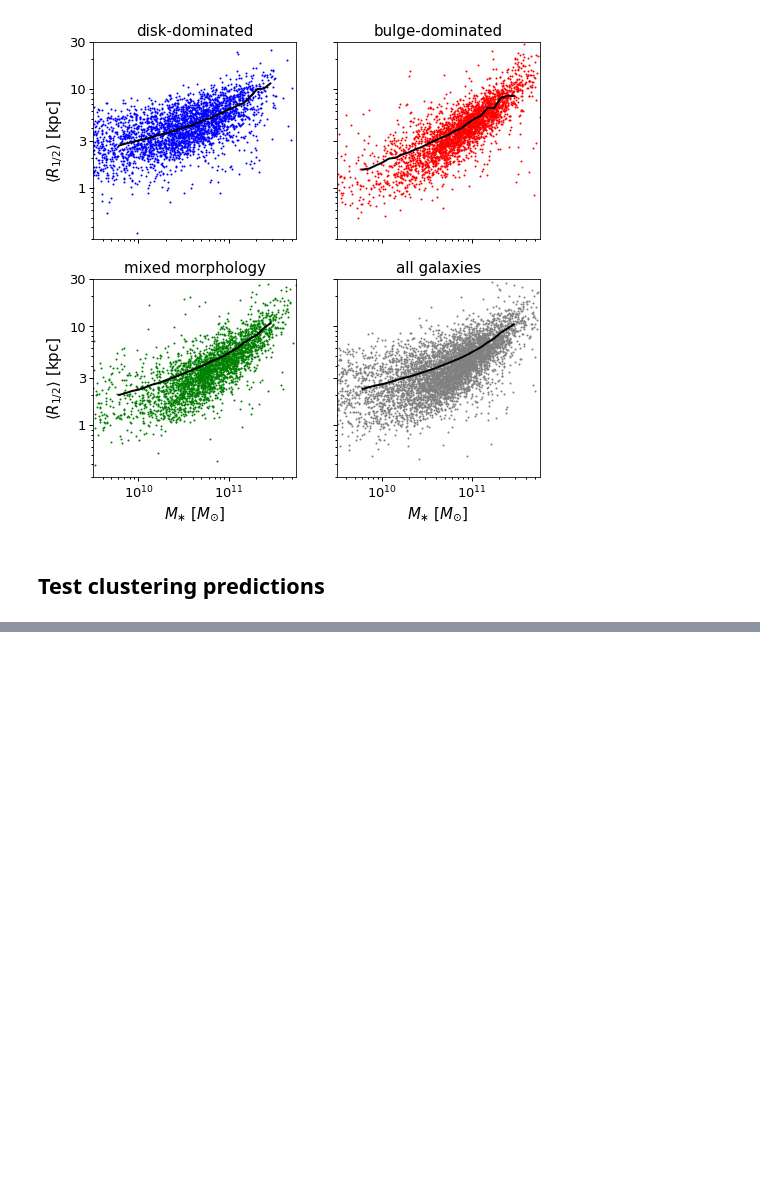
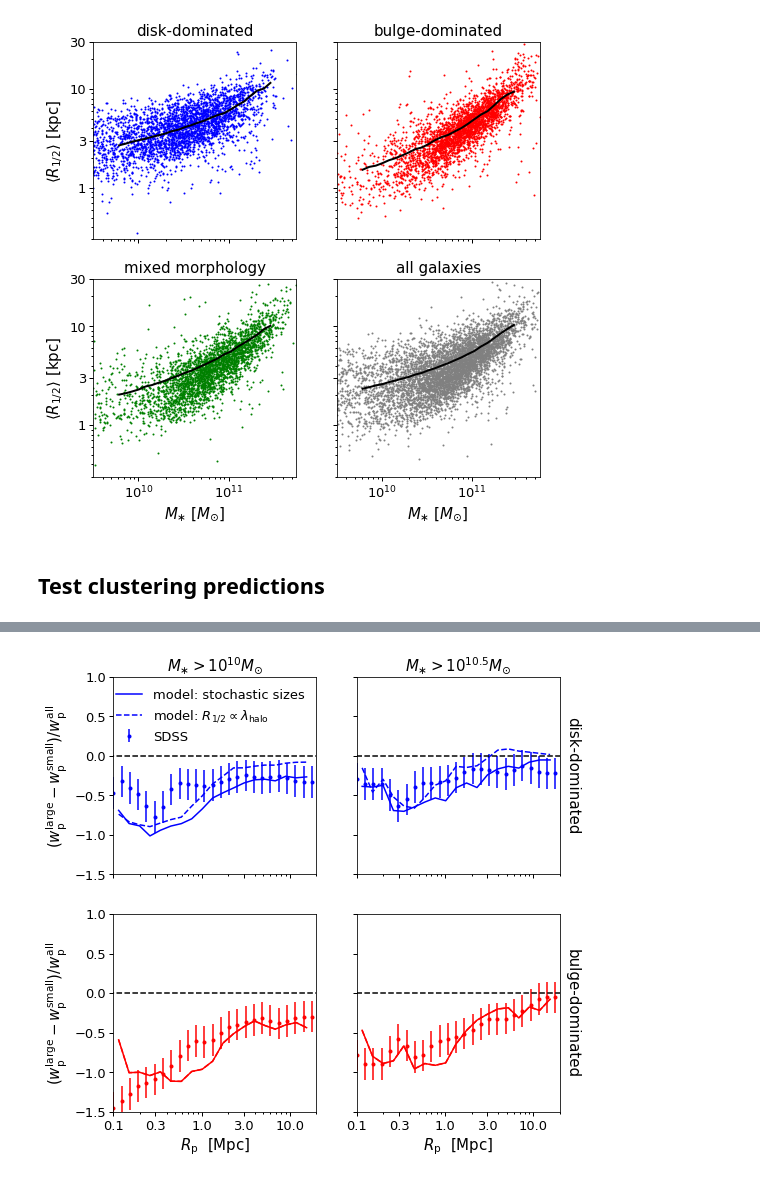
Before and after one commit to aphearin/galsize_models, a Jupyter notebook: notebooks/size_vs_stellar_mass_sdss_vs_model.ipynb, the cells around one changed output, grey strips where cells are left out. Drawn from its saved outputs; the diff is of its cells as text; code cells hidden in the pictures; blank space fills up the shorter version.

```diff
--- a/notebooks/size_vs_stellar_mass_sdss_vs_model.ipynb
+++ b/notebooks/size_vs_stellar_mass_sdss_vs_model.ipynb
@@ -223,0 +254,84 @@ fig.savefig(figname, bbox_extra_artists=[xlabel3, ylabel3], bbox_inches='tight')
+# %%
+logsm_min = 10.
+rp_mids, wp_sm10p0_bulge2, wp_sm10p0_bulge_small2, wp_sm10p0_bulge_large2 = wp_size_ratios_mock(mock, logsm_min, 'bulge',size_key='r50_magr_kpc_meert15_cam')
+rp_mids, wp_sm10p0_disk2, wp_sm10p0_disk_small2, wp_sm10p0_disk_large2 = wp_size_ratios_mock(mock, logsm_min, 'disk',size_key='r50_magr_kpc_meert15_cam')
+rp_mids, wp_sm10p0_mixed2, wp_sm10p0_mixed_small2, wp_sm10p0_mixed_large2 = wp_size_ratios_mock(mock, logsm_min, 'mixed',size_key='r50_magr_kpc_meert15_cam')
+
+logsm_min = 10.5
+rp_mids, wp_sm10p5_bulge2, wp_sm10p5_bulge_small2, wp_sm10p5_bulge_large2 = wp_size_ratios_mock(mock, logsm_min, 'bulge',size_key='r50_magr_kpc_meert15_cam')
+rp_mids, wp_sm10p5_disk2, wp_sm10p5_disk_small2, wp_sm10p5_disk_large2 = wp_size_ratios_mock(mock, logsm_min, 'disk',size_key='r50_magr_kpc_meert15_cam')
+rp_mids, wp_sm10p5_mixed2, wp_sm10p5_mixed_small2, wp_sm10p5_mixed_large2 = wp_size_ratios_mock(mock, logsm_min, 'mixed',size_key='r50_magr_kpc_meert15_cam')
+
+fracdiff_sm10p0_bulge_mock2 = (wp_sm10p0_bulge_large2-wp_sm10p0_bulge_small2)/wp_sm10p0_bulge2
+fracdiff_sm10p0_disk_mock2 = (wp_sm10p0_disk_large2-wp_sm10p0_disk_small2)/wp_sm10p0_disk2
+fracdiff_sm10p0_mixed_mock2 = (wp_sm10p0_mixed_large2-wp_sm10p0_mixed_small2)/wp_sm10p0_mixed2
+
+fracdiff_sm10p5_bulge_mock2 = (wp_sm10p5_bulge_large2-wp_sm10p5_bulge_small2)/wp_sm10p5_bulge2
+fracdiff_sm10p5_disk_mock2 = (wp_sm10p5_disk_large2-wp_sm10p5_disk_small2)/wp_sm10p5_disk2
+fracdiff_sm10p5_mixed_mock2 = (wp_sm10p5_mixed_large2-wp_sm10p5_mixed_small2)/wp_sm10p5_mixed2
+# %%
+fig, ((ax1, ax2), (ax3, ax4)) = plt.subplots(2, 2,
+                            sharex=True, sharey=True, figsize=(8, 8))
+
+sdss_errors = np.zeros_like(sdss_rp) + 0.2
+__=ax1.errorbar(sdss_rp, size_fracdiff_sm10p0_meert15_disk_dom, sdss_errors,
+                color='blue', fmt='.', label='SDSS')
+__=ax2.errorbar(sdss_rp, size_fracdiff_sm10p5_meert15_disk_dom, sdss_errors,
+                color='blue', fmt='.')
+__=ax3.errorbar(sdss_rp, size_fracdiff_sm10p0_meert15_bulge_dom, sdss_errors,
+                color='red', fmt='.')
+__=ax4.errorbar(sdss_rp, size_fracdiff_sm10p5_meert15_bulge_dom, sdss_errors,
+                color='red', fmt='.')
+
+
+__=ax1.plot(rp_mids, fracdiff_sm10p0_disk_mock, color='blue',
+            label='model: stochastic sizes')
+__=ax2.plot(rp_mids, fracdiff_sm10p5_disk_mock, color='blue')
+__=ax3.plot(rp_mids, fracdiff_sm10p0_bulge_mock, color='red')
+__=ax4.plot(rp_mids, fracdiff_sm10p5_bulge_mock, color='red')
+__=ax1.plot(rp_mids, fracdiff_sm10p0_disk_mock2,'--', color='blue',
+            label=r'model: $R_{1/2}\propto\lambda_{\rm halo}$')
+__=ax2.plot(rp_mids, fracdiff_sm10p5_disk_mock2,'--', color='blue')
+__=ax3.plot(rp_mids, fracdiff_sm10p0_bulge_mock2,'--', color='red')
+__=ax4.plot(rp_mids, fracdiff_sm10p5_bulge_mock2,'--', color='red')
+
+leg1 = ax1.legend()
+
+
+xscale1 = ax1.set_xscale('log')
+xscale2 = ax2.set_xscale('log')
+
+__=ax1.plot(np.logspace(-2, 2, 100), np.zeros(100), '--', color='k')
+__=ax2.plot(np.logspace(-2, 2, 100), np.zeros(100), '--', color='k')
+__=ax3.plot(np.logspace(-2, 2, 100), np.zeros(100), '--', color='k')
+__=ax4.plot(np.logspace(-2, 2, 100), np.zeros(100), '--', color='k')
+xmin, xmax = 0.1, 20
+ymin, ymax = -1.5, 1
+xlim1 = ax1.set_xlim(xmin, xmax)
+ylim1 = ax1.set_ylim(ymin, ymax)
+xlim2 = ax2.set_xlim(xmin, xmax)
+ylim2 = ax2.set_ylim(ymin, ymax)
+
+title1 = ax1.set_title(r'$M_{\ast} > 10^{10}M_{\odot}$')
+title2 = ax2.set_title(r'$M_{\ast} > 10^{10.5}M_{\odot}$')
+xlabel3 = ax3.set_xlabel(r'$R_{\rm p}$  $[{\rm Mpc}]$')
+xlabel4 = ax4.set_xlabel(r'$R_{\rm p}$  $[{\rm Mpc}]$')
+ylabel1 = ax1.set_ylabel(r'$(w_{\rm p}^{\rm large} - w_{\rm p}^{\rm small}) / w_{\rm p}^{\rm all}$')
+ylabel3 = ax3.set_ylabel(r'$(w_{\rm p}^{\rm large} - w_{\rm p}^{\rm small}) / w_{\rm p}^{\rm all}$')
+
+__=ax2.yaxis.set_label_position("right")
+ylabel2 = ax2.set_ylabel('disk-dominated', rotation=-90, labelpad=20)
+__=ax4.yaxis.set_label_position("right")
+ylabel4 = ax4.set_ylabel('bulge-dominated', rotation=-90, labelpad=20)
+
+__=ax1.set_xticks((0.1, 0.3, 1, 3, 10))
+__=ax2.set_xticks((0.1, 0.3, 1, 3, 10))
+ax3.get_xaxis().set_major_formatter(ticker.ScalarFormatter())
+ax3.get_xaxis().set_minor_formatter(ticker.NullFormatter())
+ax4.get_xaxis().set_major_formatter(ticker.ScalarFormatter())
+ax4.get_xaxis().set_minor_formatter(ticker.NullFormatter())
+
+figname = 'size_clustering_ratios_bt_decomposition_spin_size_correlation.pdf'
+fig.savefig(figname, bbox_extra_artists=[xlabel3, ylabel3], bbox_inches='tight')
+# %% [output]
+[figure, added]
```
Also changed, not shown: parts of 9 cells of this notebook, 2 other files.
